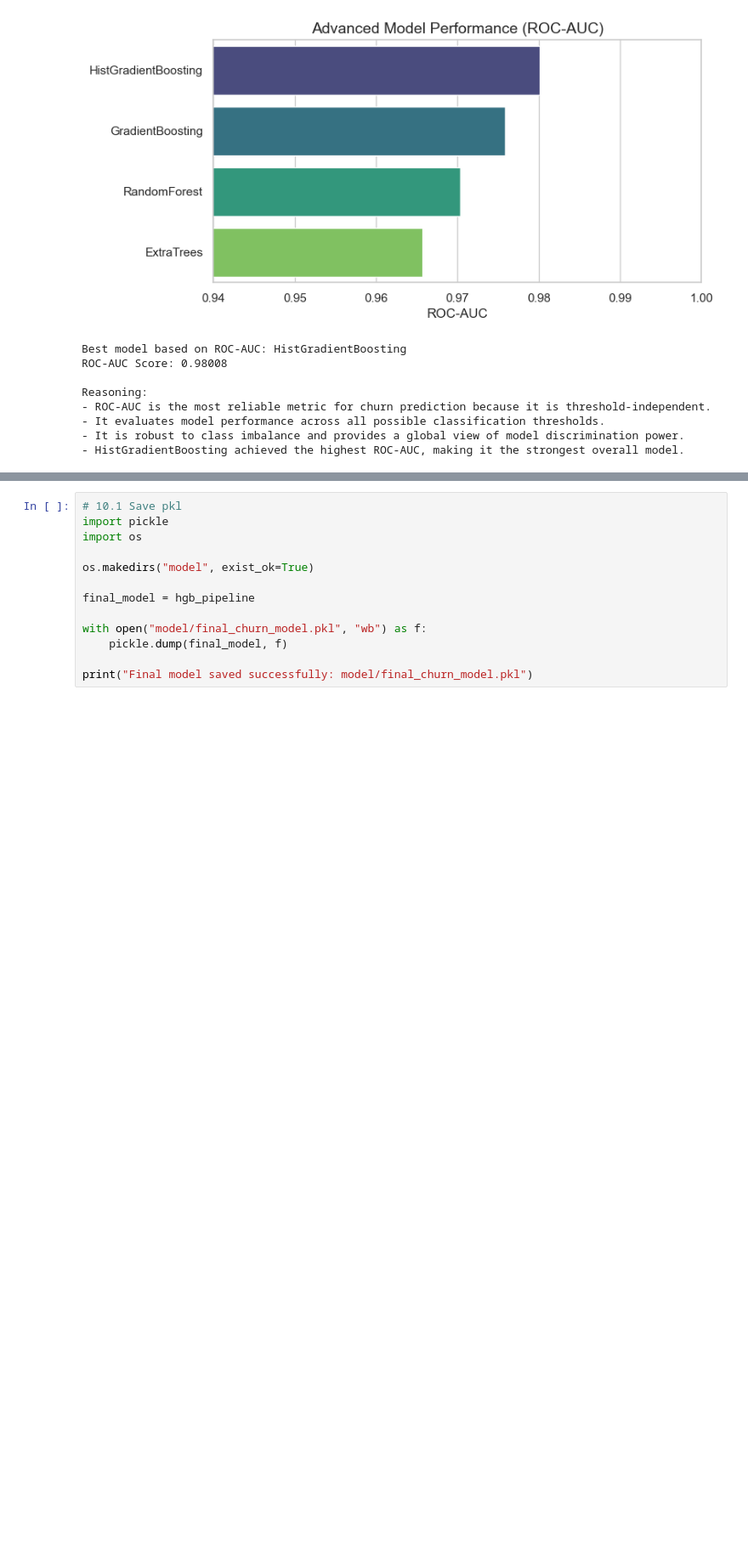
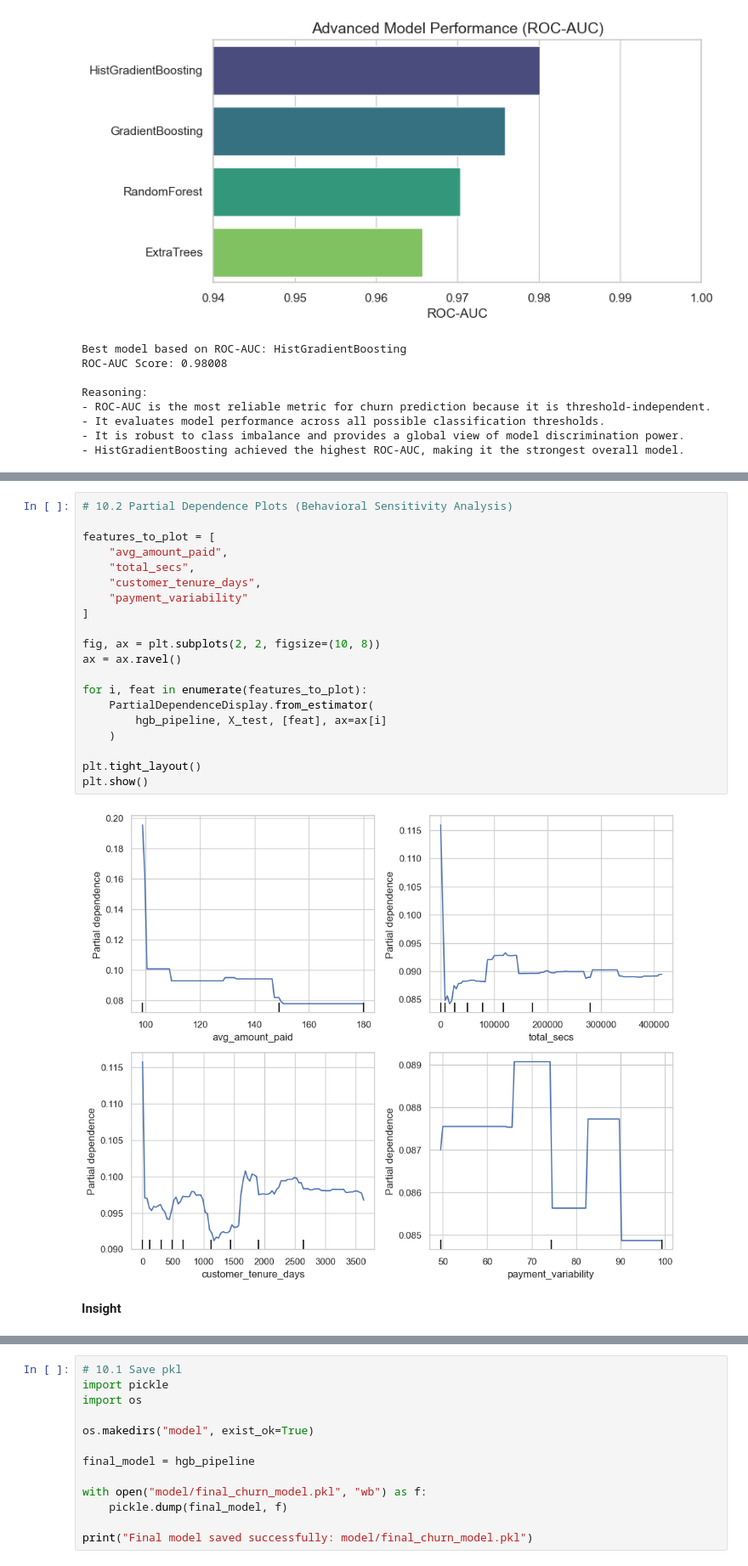
Before and after one commit to PaulinaMamiaga/customer-churn-intelligence-system, a Jupyter notebook: notebooks/03_modeling_and_evaluation.ipynb, the cells around one changed output, grey strips where cells are left out. Shown at 85% size. Drawn from its saved outputs; the diff is of its cells as text; blank space fills up the shorter version.

```diff
--- a/notebooks/03_modeling_and_evaluation.ipynb
+++ b/notebooks/03_modeling_and_evaluation.ipynb
@@ -529,0 +606,24 @@ Reasoning:
+# %%
+# 10.2 Partial Dependence Plots (Behavioral Sensitivity Analysis)
+
+features_to_plot = [
+    "avg_amount_paid",
+    "total_secs",
+    "customer_tenure_days",
+    "payment_variability"
+]
+
+fig, ax = plt.subplots(2, 2, figsize=(10, 8))
+ax = ax.ravel()
+
+for i, feat in enumerate(features_to_plot):
+    PartialDependenceDisplay.from_estimator(
+        hgb_pipeline, X_test, [feat], ax=ax[i]
+    )
+
+plt.tight_layout()
+plt.show()
+# %% [output]
+[figure, added]
+# %% [markdown]
+**Insight**
```
Also changed, not shown: parts of 42 cells of this notebook.
